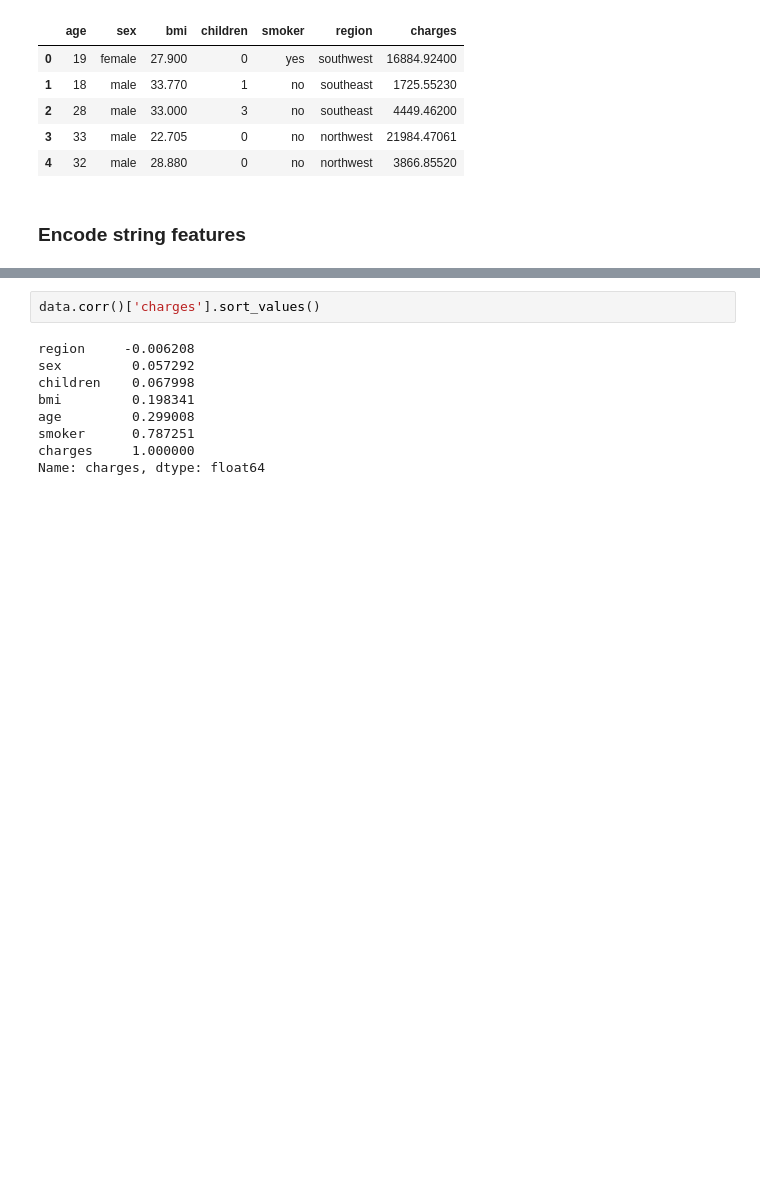
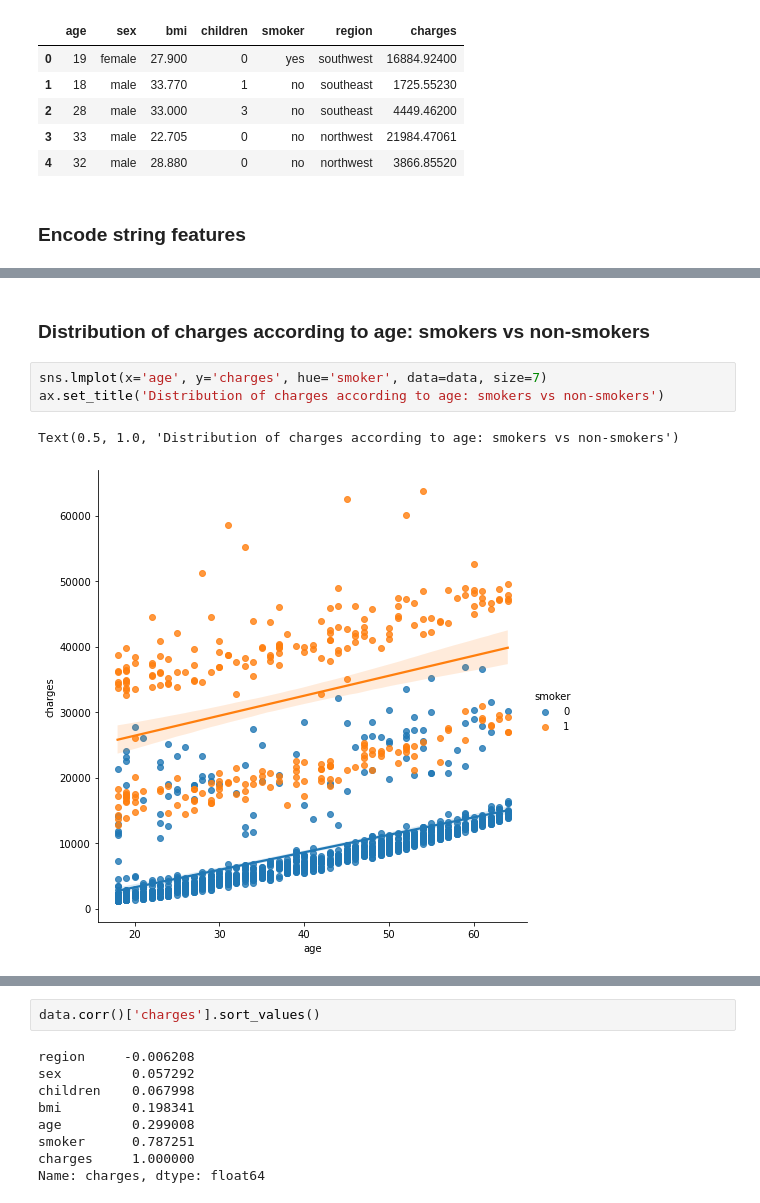
Before and after one commit to TomeCarvalho/TAA_P1, a Jupyter notebook: analise.ipynb, the cells around one changed output, grey strips where cells are left out. Drawn from its saved outputs; the diff is of its cells as text; blank space fills up the shorter version.

```diff
--- a/analise.ipynb
+++ b/analise.ipynb
@@ -58,0 +82,8 @@ data.region = le.transform(data.region)
+# %% [markdown]
+### Distribution of charges according to age: smokers vs non-smokers
+# %%
+sns.lmplot(x='age', y='charges', hue='smoker', data=data, size=7)
+ax.set_title('Distribution of charges according to age: smokers vs non-smokers')
+# %% [output]
+Text(0.5, 1.0, 'Distribution of charges according to age: smokers vs non-smokers')
+[figure, added]
```
Also changed, not shown: parts of 8 cells of this notebook.
